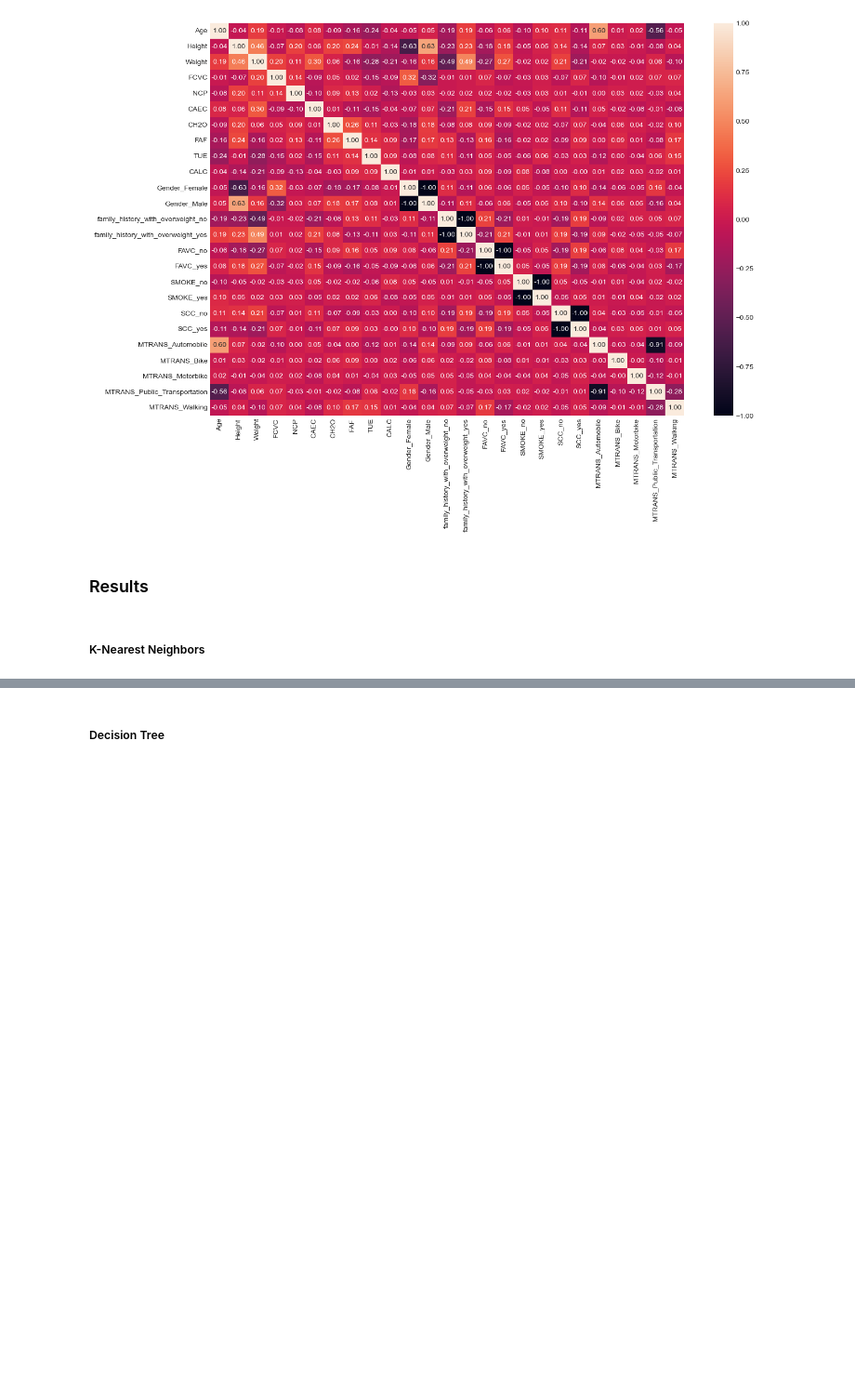
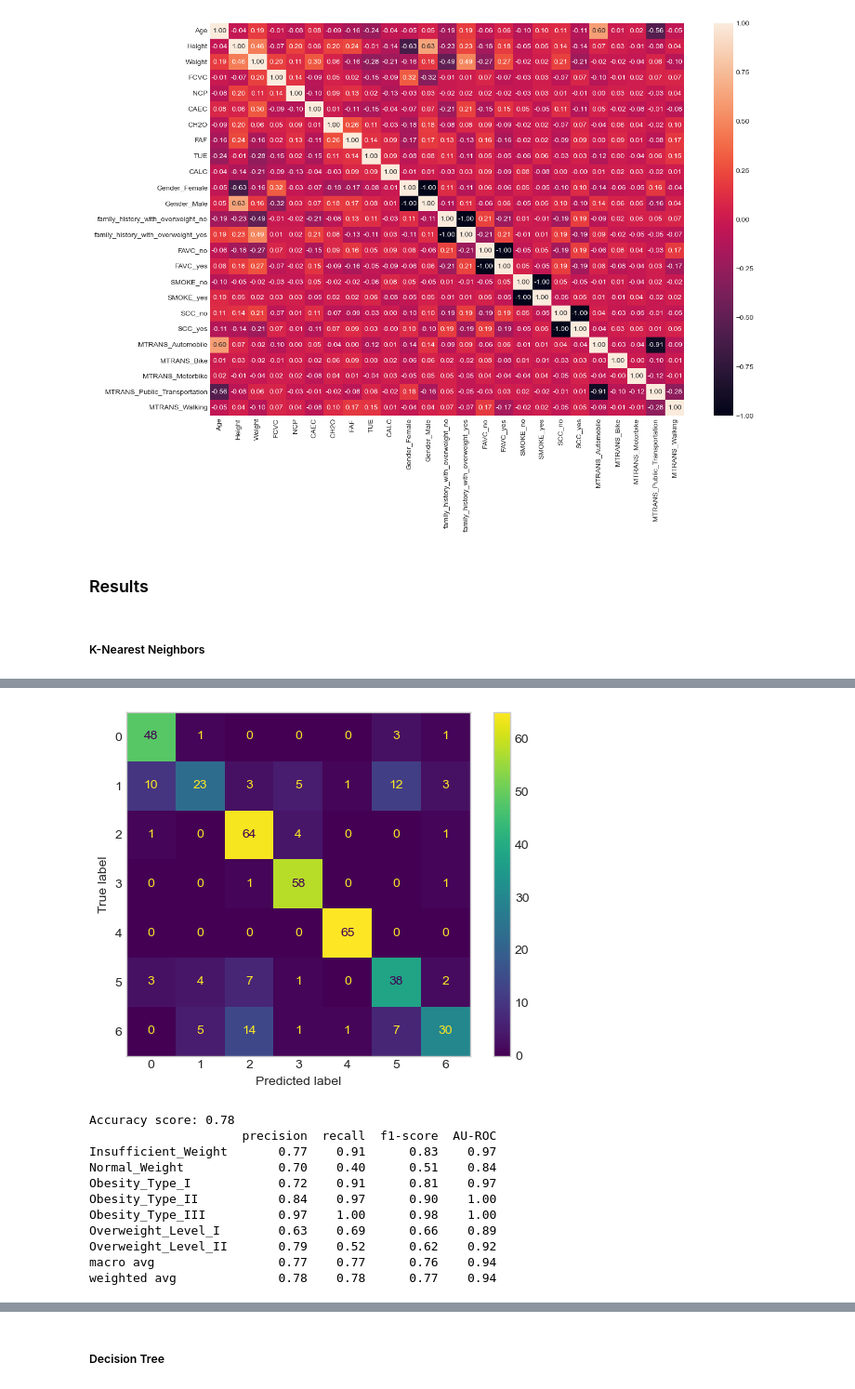
Before and after one commit to ivanica9598/ML_Classification, a Jupyter notebook: Projekat1.ipynb, the cells around one changed output, grey strips where cells are left out. Shown at 93% size. Drawn from its saved outputs; the diff is of its cells as text; code cells hidden in the pictures; blank space fills up the shorter version.

```diff
--- a/Projekat1.ipynb
+++ b/Projekat1.ipynb
@@ -354,6 +354,6 @@ X_train, X_test, y_train, y_test = train_test_split(X, y, stratify=y, test_size=
 # %%
 scaler = MinMaxScaler()
-X_train_scaled = scaler.fit_transform(X_train)
-X_test_scaled = scaler.transform(X_test)
+X_train_minmax_scaled = scaler.fit_transform(X_train)
+X_test_minmax_scaled = scaler.transform(X_test)
 # %%
 scaler = StandardScaler()
@@ -617,0 +404,20 @@ Recall macro scores:
+# %%
+knn = KNeighborsClassifier()
+knn.fit(X_train_minmax_scaled, y_train)
+y_pred = knn.predict(X_test_minmax_scaled)
+y_proba = knn.predict_proba(X_test_minmax_scaled)
+
+evaluate_dataset(y_pred, y_proba, y_test)
+# %% [output]
+[figure, added]
+Accuracy score: 0.78
+                     precision  recall  f1-score  AU-ROC
+Insufficient_Weight       0.77    0.91      0.83    0.97
+Normal_Weight             0.70    0.40      0.51    0.84
+Obesity_Type_I            0.72    0.91      0.81    0.97
+Obesity_Type_II           0.84    0.97      0.90    1.00
+Obesity_Type_III          0.97    1.00      0.98    1.00
+Overweight_Level_I        0.63    0.69      0.66    0.89
+Overweight_Level_II       0.79    0.52      0.62    0.92
+macro avg                 0.77    0.77      0.76    0.94
+weighted avg              0.78    0.78      0.77    0.94
```
Also changed, not shown: parts of 33 cells of this notebook.
